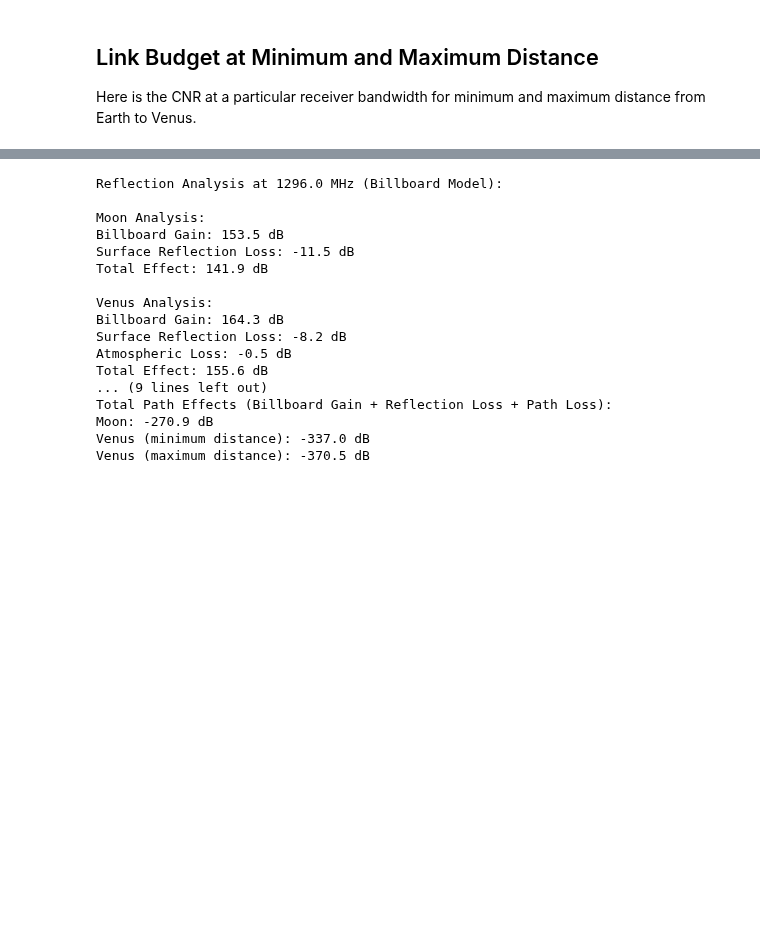
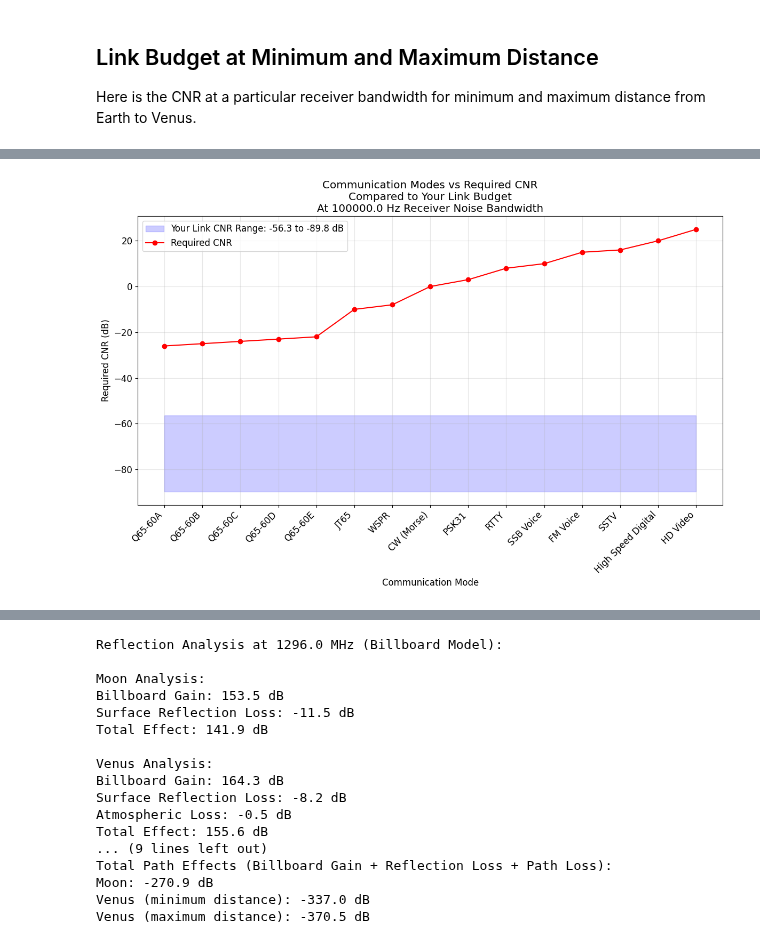
Before and after one commit to OpenResearchInstitute/documents, a Jupyter notebook: Engineering/Link_Budget/Link_Budget_Modeling.ipynb, the cells around one changed output, grey strips where cells are left out. Drawn from its saved outputs; the diff is of its cells as text; code cells hidden in the pictures; blank space fills up the shorter version.

Commit message:
Documentation complete for now
Documentation added to link budget

```diff
--- a/Engineering/Link_Budget/Link_Budget_Modeling.ipynb
+++ b/Engineering/Link_Budget/Link_Budget_Modeling.ipynb
@@ -593,0 +417,69 @@ Suitable Q65 variants for your link:
+# %%
+# Dictionary of common communication modes and their minimum required CNR
+comm_modes = {
+    'Q65-60A': -26,  # Best for minimal spread
+    'Q65-60B': -25,  # For moderate spread
+    'Q65-60C': -24,  # For higher spread
+    'Q65-60D': -23,  # For very high spread
+    'Q65-60E': -22,  # For extreme spread
+    'JT65': -10,
+    'WSPR': -8,
+    'CW (Morse)': 0,
+    'PSK31': 3,
+    'RTTY': 8,
+    'SSB Voice': 10,
+    'FM Voice': 15,
+    'SSTV': 16,
+    'High Speed Digital': 20,
+    'HD Video': 25
+}
+
+# Get your link budget CNR values from earlier calculations
+min_results = calculator.calculate_link_budget(min_distance_km)
+max_results = calculator.calculate_link_budget(max_distance_km)
+
+min_cnr = min_results['cnr_db']
+max_cnr = max_results['cnr_db']
+
+# Create visualization
+plt.figure(figsize=(12, 8))
+
+# Plot CNR requirements as horizontal lines
+modes = list(comm_modes.keys())
+cnrs = list(comm_modes.values())
+
+# Create range for your link's CNR
+cnr_range = np.linspace(min_cnr, max_cnr, 100)
+plt.fill_between([0, len(modes)-1], min_cnr, max_cnr, alpha=0.2, color='blue',
+                 label=f'Your Link CNR Range: {min_cnr:.1f} to {max_cnr:.1f} dB')
+
+# Plot mode requirements
+plt.plot(range(len(modes)), cnrs, 'ro-', label='Required CNR')
+
+# Customize plot
+plt.grid(True, alpha=0.3)
+plt.xlabel('Communication Mode')
+plt.ylabel('Required CNR (dB)')
+plt.title(f'Communication Modes vs Required CNR\nCompared to Your Link Budget\nAt {params.receiver_noise_bandwidth} Hz Receiver Noise Bandwidth')
+
+# Rotate x-axis labels for better readability
+plt.xticks(range(len(modes)), modes, rotation=45, ha='right')
+
+plt.legend()
+plt.tight_layout()
+plt.show()
+
+# Print analysis
+print("\nCommunication Mode Analysis:")
+print(f"Your link CNR range: {min_cnr:.1f} dB to {max_cnr:.1f} dB")
+print("\nPossible communication modes:")
+for mode, required_cnr in comm_modes.items():
+    if max_cnr >= required_cnr:
+        margin_best = max_cnr - required_cnr
+        margin_worst = min_cnr - required_cnr
+        status = "✓ Always possible" if min_cnr >= required_cnr else "~ Sometimes possible"
+        print(f"{mode:15} {status:20} (Margin: {margin_worst:.1f} to {margin_best:.1f} dB)")
+    else:
+        print(f"{mode:15} ✗ Not possible")
+# %% [output]
+[figure, added]
```
Also changed, not shown: parts of 11 cells of this notebook.
